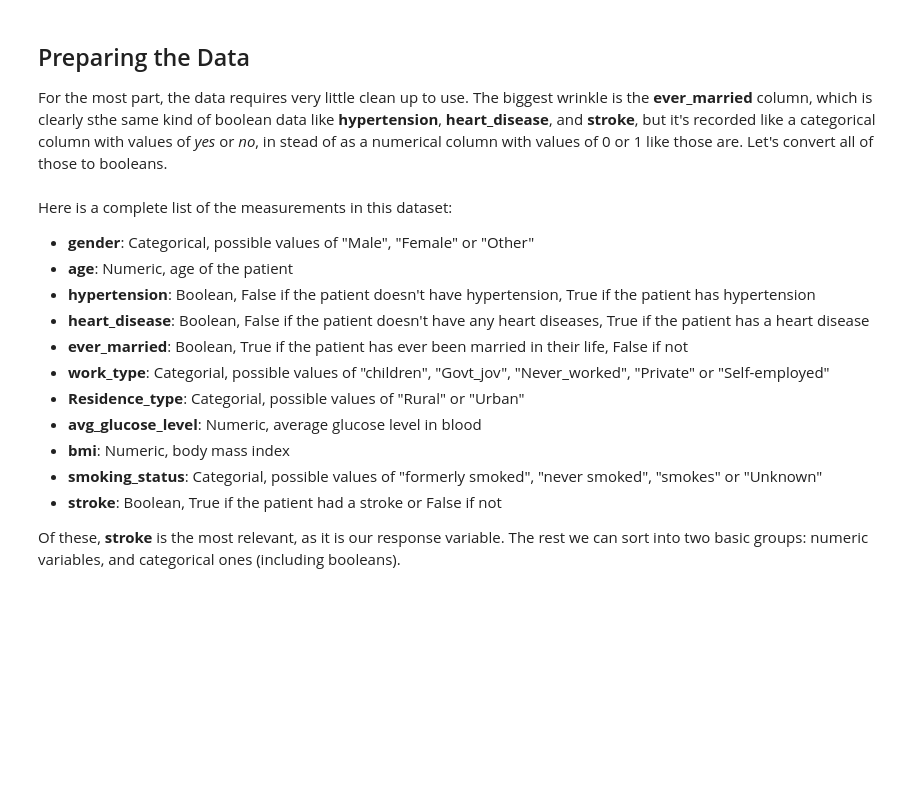
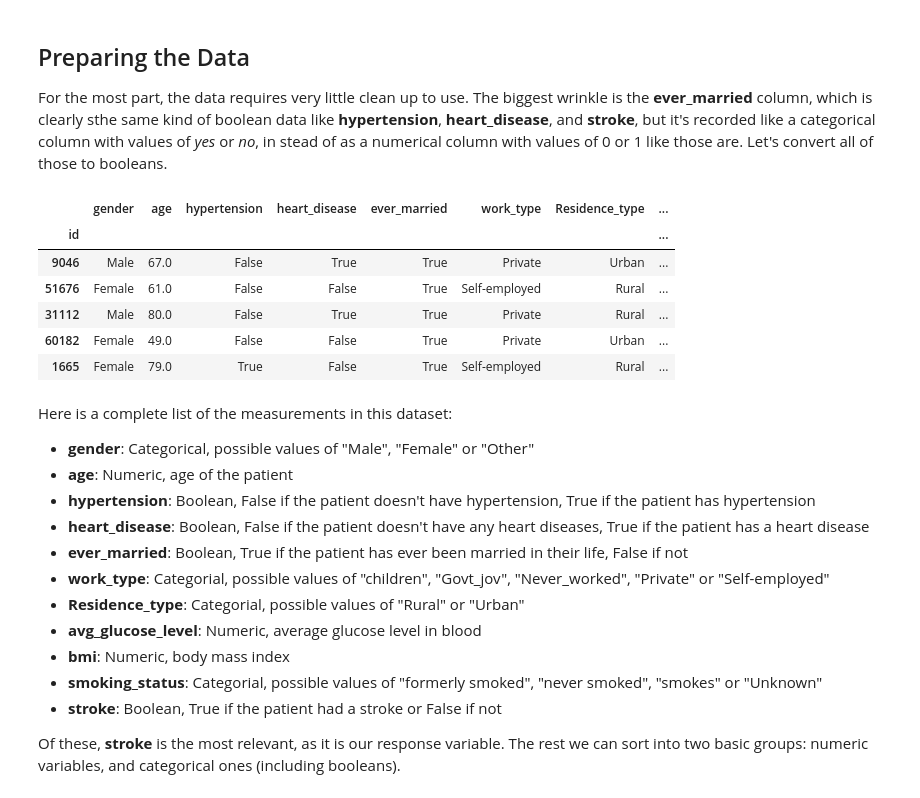
Before and after one commit to emmafurth/Data201, a Jupyter notebook: project 1/final.ipynb, the cells around one changed output. Drawn from its saved outputs; the diff is of its cells as text; code cells hidden in the pictures; blank space fills up the shorter version.

```diff
--- a/project 1/final.ipynb
+++ b/project 1/final.ipynb
@@ -52,10 +52,20 @@ For the most part, the data requires very little clean up to use. The biggest wr
 # %%
 pd.set_option('future.no_silent_downcasting', True)
 
-df["ever_married"] = df["ever_married"].replace({"Yes": 1, "No": 0}).infer_objects(copy=False)
+df["ever_married"] = df["ever_married"].replace({"Yes": 1, "No": 0}).infer_objects(copy=False).astype(bool)
 df["hypertension"] = df["hypertension"].astype(bool)
 df["heart_disease"] = df["heart_disease"].astype(bool)
 df["stroke"] = df["stroke"].astype(bool)
+
+df.head()
+# %% [output]
+|  | gender | age | hypertension | heart_disease | ever_married | work_type | Residence_type | ... |
+| id |  |  |  |  |  |  |  | ... |
+| 9046 | Male | 67.0 | False | True | True | Private | Urban | ... |
+| 51676 | Female | 61.0 | False | False | True | Self-employed | Rural | ... |
+| 31112 | Male | 80.0 | False | True | True | Private | Rural | ... |
+| 60182 | Female | 49.0 | False | False | True | Private | Urban | ... |
+| 1665 | Female | 79.0 | True | False | True | Self-employed | Rural | ... |
 # %% [markdown]
 Here is a complete list of the measurements in this dataset:
 
```
Also changed, not shown: parts of 2 cells of this notebook.
